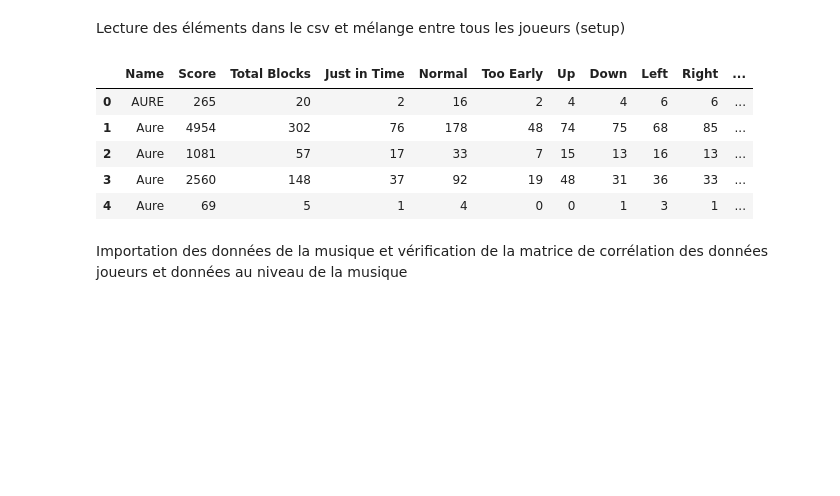
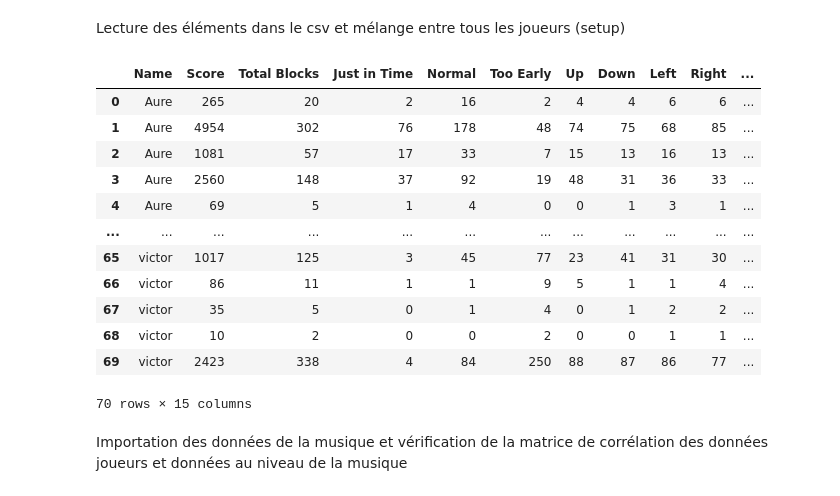
Before and after one commit to Aure3479/Python-small-video-game, a Jupyter notebook: Analysis.ipynb, the cells around one changed output. Drawn from its saved outputs; the diff is of its cells as text; code cells hidden in the pictures; blank space fills up the shorter version.

```diff
--- a/Analysis.ipynb
+++ b/Analysis.ipynb
@@ -5,33 +5,40 @@ Lecture des éléments dans le csv et mélange entre tous les joueurs (setup)
 # %%
 import pandas as pd
 import matplotlib.pyplot as plt
 import seaborn as sns
 %matplotlib inline
 
 # Charger les données de tous les joueurs
 import os
 
 player_files = [f for f in os.listdir('players') if f.endswith('.csv')]
 
 # Initialiser une liste pour stocker les DataFrames
 dfs = []
 
 for file in player_files:
     df = pd.read_csv(os.path.join('players', file))
     dfs.append(df)
 
 # Combiner toutes les données en un seul DataFrame
 data = pd.concat(dfs, ignore_index=True)
 
-# Afficher les premières lignes
-data.head()
+# Afficher toutes les data
+data
 # %% [output]
 |  | Name | Score | Total Blocks | Just in Time | Normal | Too Early | Up | Down | Left | Right | ... |
-| 0 | AURE | 265 | 20 | 2 | 16 | 2 | 4 | 4 | 6 | 6 | ... |
+| 0 | Aure | 265 | 20 | 2 | 16 | 2 | 4 | 4 | 6 | 6 | ... |
 | 1 | Aure | 4954 | 302 | 76 | 178 | 48 | 74 | 75 | 68 | 85 | ... |
 | 2 | Aure | 1081 | 57 | 17 | 33 | 7 | 15 | 13 | 16 | 13 | ... |
 | 3 | Aure | 2560 | 148 | 37 | 92 | 19 | 48 | 31 | 36 | 33 | ... |
 | 4 | Aure | 69 | 5 | 1 | 4 | 0 | 0 | 1 | 3 | 1 | ... |
+| ... | ... | ... | ... | ... | ... | ... | ... | ... | ... | ... | ... |
+| 65 | victor | 1017 | 125 | 3 | 45 | 77 | 23 | 41 | 31 | 30 | ... |
+| 66 | victor | 86 | 11 | 1 | 1 | 9 | 5 | 1 | 1 | 4 | ... |
+| 67 | victor | 35 | 5 | 0 | 1 | 4 | 0 | 1 | 2 | 2 | ... |
+| 68 | victor | 10 | 2 | 0 | 0 | 2 | 0 | 0 | 1 | 1 | ... |
+| 69 | victor | 2423 | 338 | 4 | 84 | 250 | 88 | 87 | 86 | 77 | ... |
+70 rows × 15 columns
 # %% [markdown]
 Importation des données de la musique et vérification de la matrice de corrélation des données joueurs et données au niveau de la musique
 # %%
```
Also changed, not shown: parts of 2 cells of this notebook.
